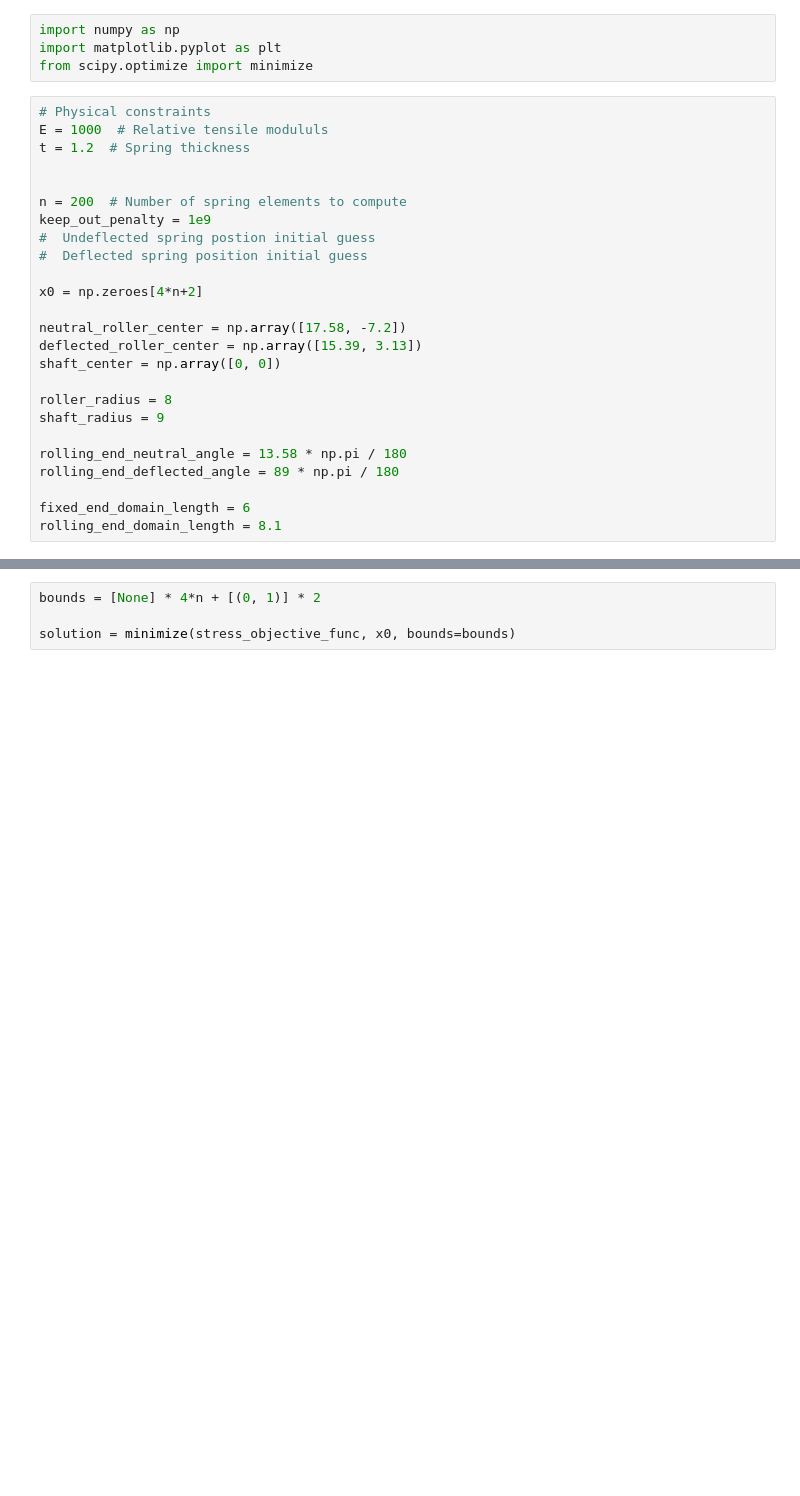
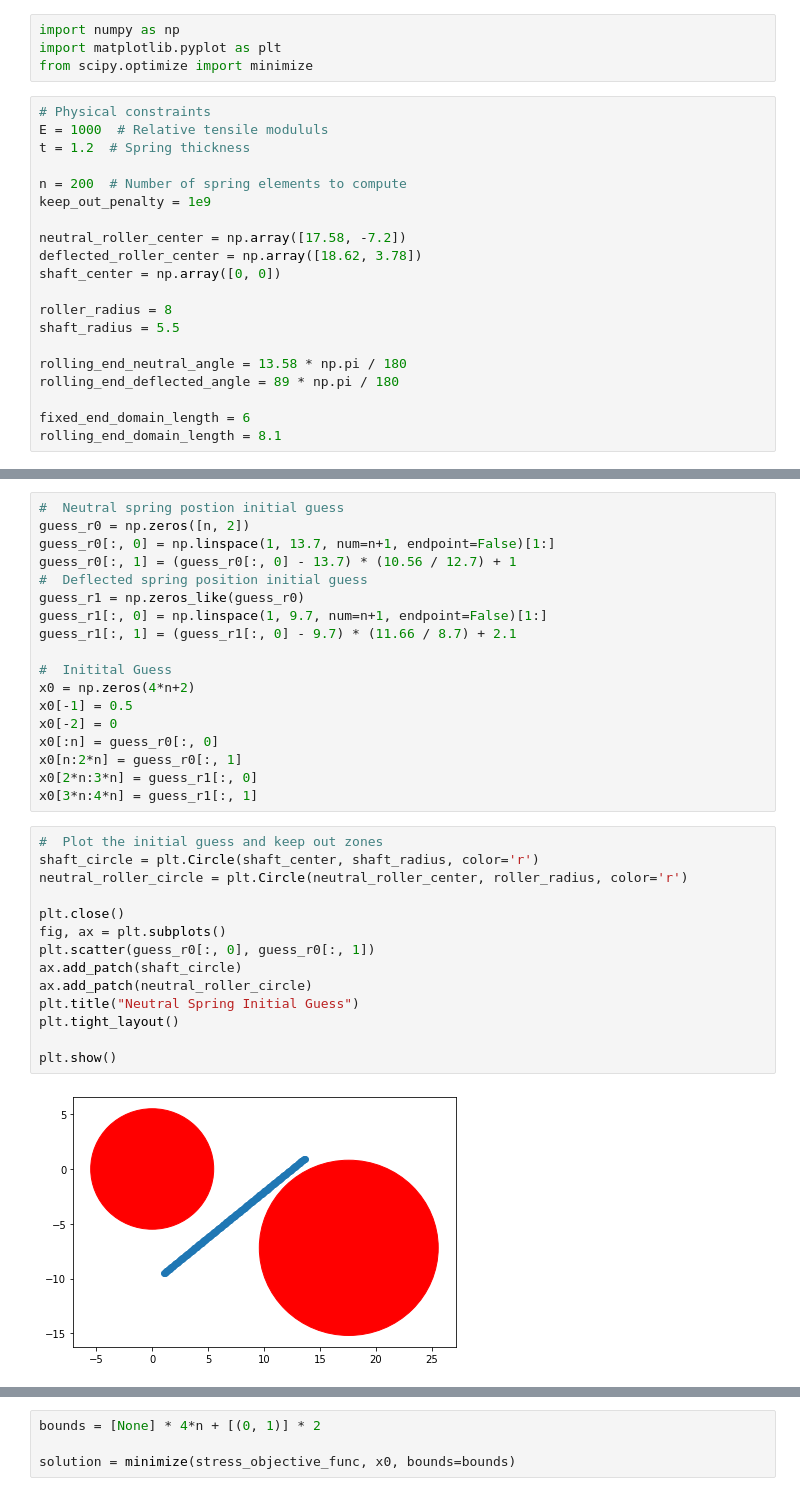
Before and after one commit to sfunderbots/Mechanical, a Jupyter notebook: code/dribbler_spring_optimization.ipynb, the cells around one changed output, grey strips where cells are left out. Saved outputs shown, nothing was run; the diff lists cells and outputs as text; blank space fills up the shorter version.

Commit message:
Add initial guess and test calc functions

```diff
--- a/code/dribbler_spring_optimization.ipynb
+++ b/code/dribbler_spring_optimization.ipynb
@@ -7,20 +7,15 @@ from scipy.optimize import minimize
 E = 1000  # Relative tensile modululs
 t = 1.2  # Spring thickness
 
-
 n = 200  # Number of spring elements to compute
 keep_out_penalty = 1e9
-#  Undeflected spring postion initial guess
-#  Deflected spring position initial guess
-
-x0 = np.zeroes[4*n+2]
 
 neutral_roller_center = np.array([17.58, -7.2])
-deflected_roller_center = np.array([15.39, 3.13])
+deflected_roller_center = np.array([18.62, 3.78])
 shaft_center = np.array([0, 0])
 
 roller_radius = 8
-shaft_radius = 9
+shaft_radius = 5.5
 
 rolling_end_neutral_angle = 13.58 * np.pi / 180
 rolling_end_deflected_angle = 89 * np.pi / 180
@@ -41,3 +36,37 @@ def rolling_end_neutral(x):
 def rolling_end_deflected(x):
     return np.array([9.7 + x*rolling_end_domain_length*np.cos(rolling_end_deflected_angle),
                      2.1 + x*rolling_end_domain_length*np.sin(rolling_end_deflected_angle)])
+# %%
+#  Neutral spring postion initial guess
+guess_r0 = np.zeros([n, 2])
+guess_r0[:, 0] = np.linspace(1, 13.7, num=n+1, endpoint=False)[1:]
+guess_r0[:, 1] = (guess_r0[:, 0] - 13.7) * (10.56 / 12.7) + 1
+#  Deflected spring position initial guess
+guess_r1 = np.zeros_like(guess_r0)
+guess_r1[:, 0] = np.linspace(1, 9.7, num=n+1, endpoint=False)[1:]
+guess_r1[:, 1] = (guess_r1[:, 0] - 9.7) * (11.66 / 8.7) + 2.1
+
+#  Initital Guess
+x0 = np.zeros(4*n+2)
+x0[-1] = 0.5
+x0[-2] = 0
+x0[:n] = guess_r0[:, 0]
+x0[n:2*n] = guess_r0[:, 1]
+x0[2*n:3*n] = guess_r1[:, 0]
+x0[3*n:4*n] = guess_r1[:, 1]
+# %%
+#  Plot the initial guess and keep out zones
+shaft_circle = plt.Circle(shaft_center, shaft_radius, color='r')
+neutral_roller_circle = plt.Circle(neutral_roller_center, roller_radius, color='r')
+
+plt.close()
+fig, ax = plt.subplots()
+plt.scatter(guess_r0[:, 0], guess_r0[:, 1])
+ax.add_patch(shaft_circle)
+ax.add_patch(neutral_roller_circle)
+plt.title("Neutral Spring Initial Guess")
+plt.tight_layout()
+
+plt.show()
+# %% [output]
+[figure, added]
```
Also changed, not shown: parts of 12 cells of this notebook.
